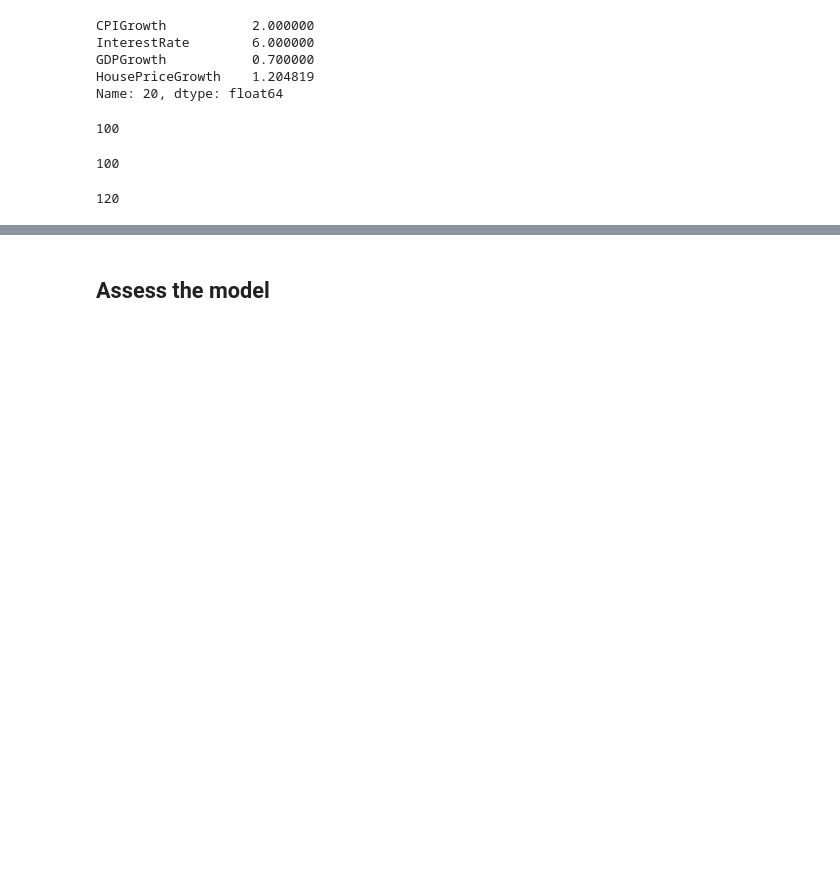
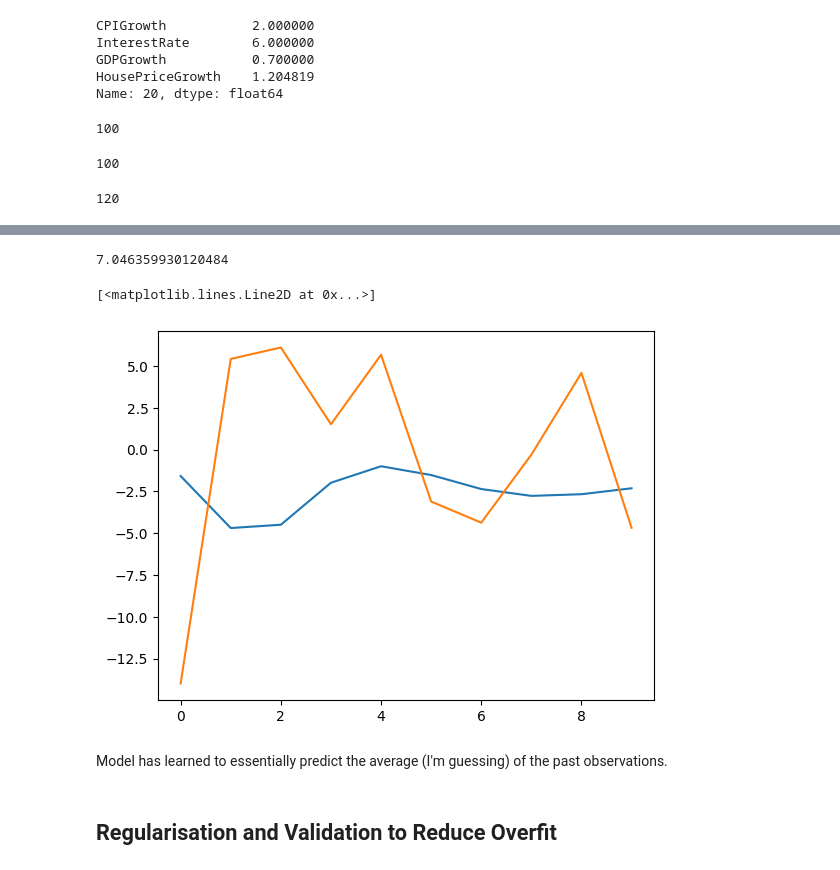
Before and after one commit to Haydn-Martin/predicting-house-prices-time-series, a Jupyter notebook: HousePricePrediction.ipynb, the cells around one changed output, grey strips where cells are left out. Saved outputs shown, nothing was run; the diff lists cells and outputs as text; code cells hidden in the pictures; blank space fills up the shorter version.

```diff
--- a/HousePricePrediction.ipynb
+++ b/HousePricePrediction.ipynb
@@ -755,2 +761,13 @@ Epoch 1000/1000
+# %%
+# Are they any good?
+print(root_mean_squared_error(multivariate_lstm_preds, y_test))
+plt.plot(multivariate_lstm_preds)
+plt.plot(y_test)
+# %% [output]
+7.046359930120484
+[<matplotlib.lines.Line2D at 0x...>]
+[figure, added]
+# %% [markdown]
+Model has learned to essentially predict the average (I'm guessing) of the past observations.
 # %% [markdown]
-## Assess the model
+## Regularisation and Validation to Reduce Overfit
```
Also changed, not shown: parts of 18 cells of this notebook.
